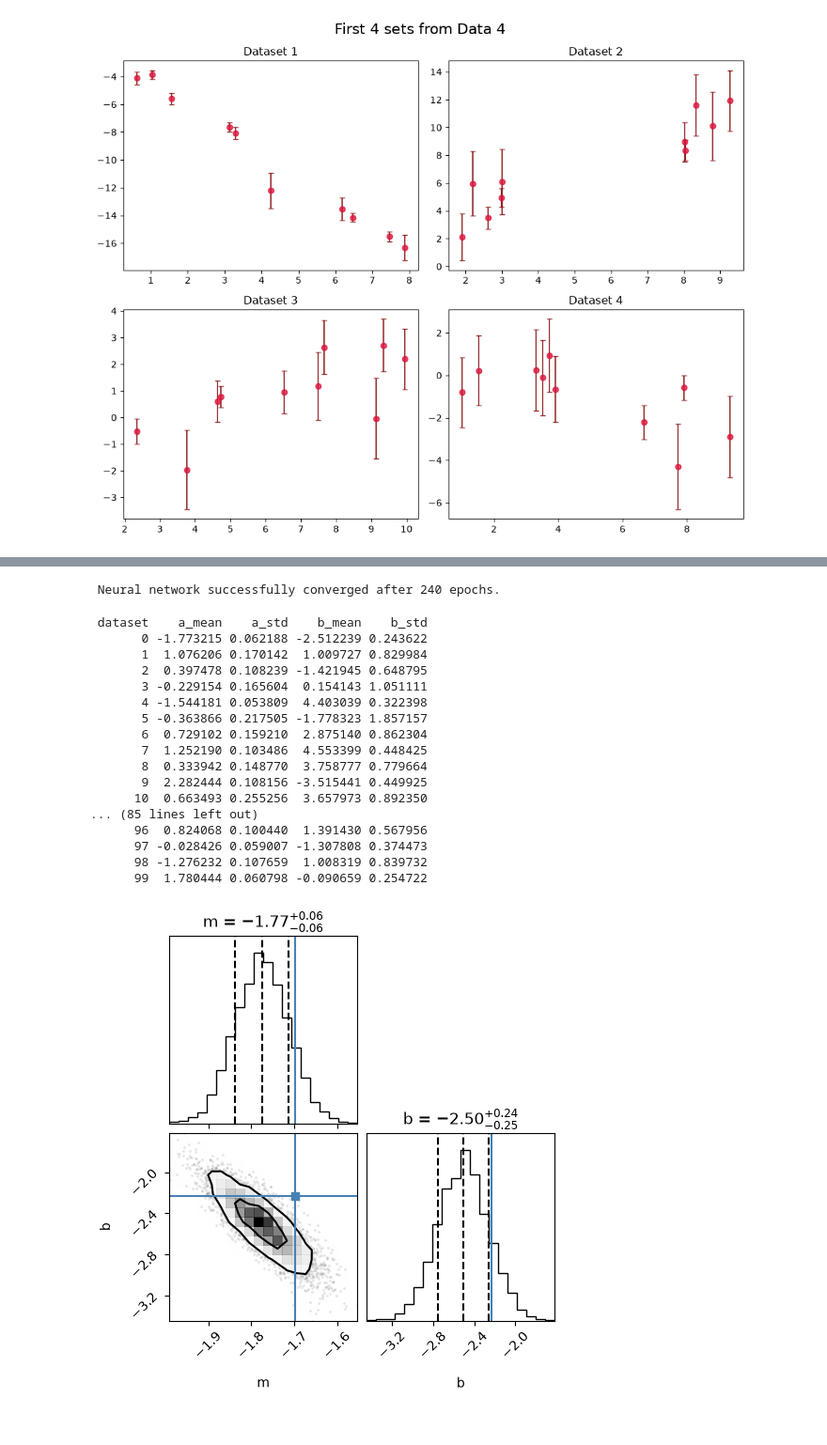
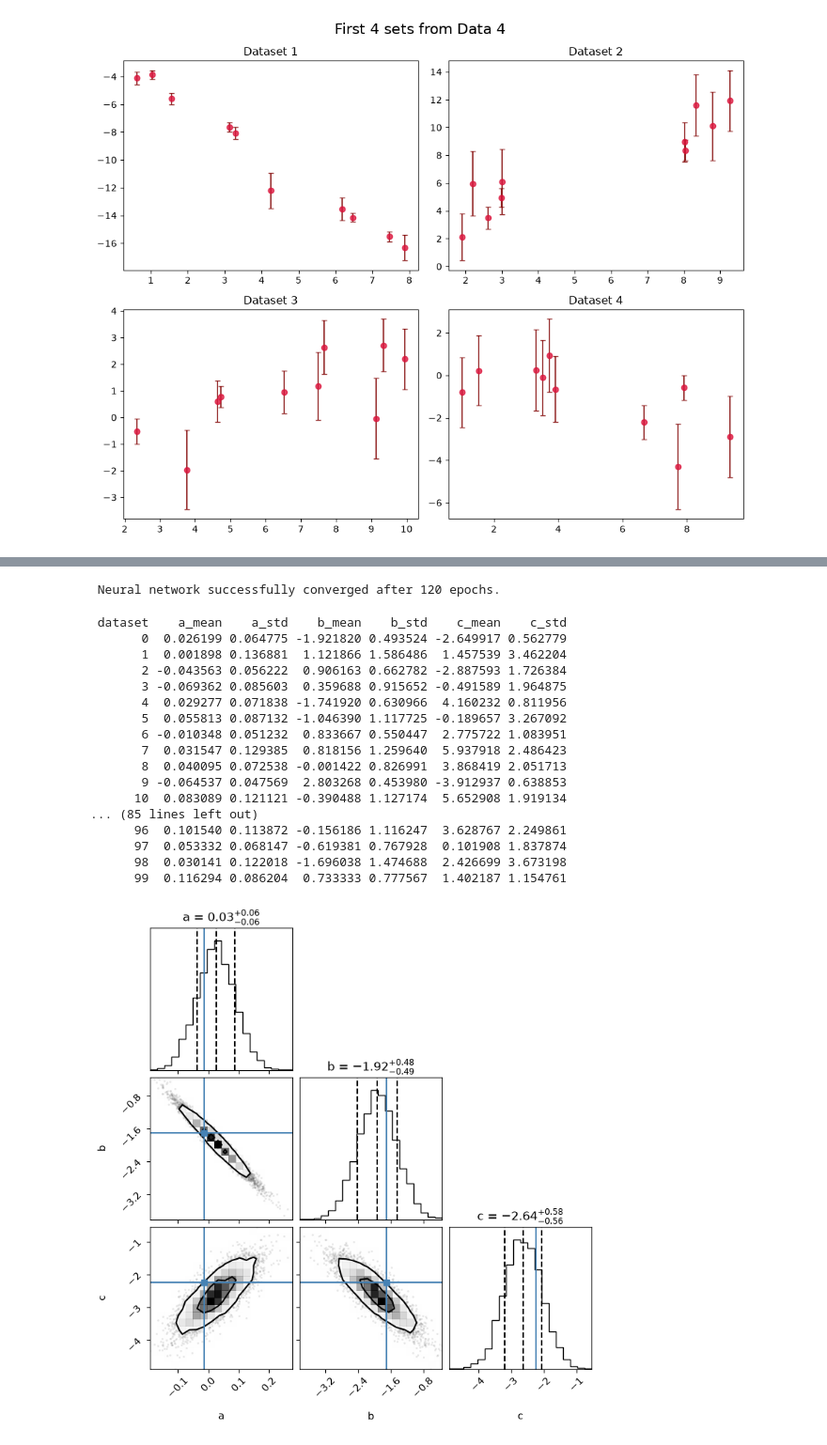
Before and after one commit to jarachisholm/SBI_clustering, a Jupyter notebook: fit_secret_lines.ipynb, the cells around one changed output, grey strips where cells are left out. Shown at 94% size. Drawn from its saved outputs; the diff is of its cells as text; code cells hidden in the pictures.

```diff
--- a/fit_secret_lines.ipynb
+++ b/fit_secret_lines.ipynb
@@ -382,8 +382,8 @@ b ranges from -5.324 to 5.409
 # %%
 #Creating a prior for the set based on that range
 
-prior_3 = BoxUniform(low=torch.tensor([-3, -6]),
-                      high=torch.tensor([3, 6]))
+prior_3 = BoxUniform(low=torch.tensor([-3, -7]),
+                      high=torch.tensor([4, 7]))
 
 prior_samples3 = prior_3.sample((10000,))
 
@@ -509,22 +509,25 @@ plt.show()
 #getting an idea of the range of slopes
 a_fits = []
 b_fits = []
+c_fits = []
 
 for ds_id, d in list(datasets)[:]:
-    a_fit, b_fit = np.polyfit(d['x'], d['y'], 1)
+    a_fit, b_fit, c_fit = np.polyfit(d['x'], d['y'], 2)
 
     a_fits.append(a_fit)
     b_fits.append(b_fit)
+    c_fits.append(c_fit)
 
 color = ['red', 'orange']
 for ds_id, d in list(datasets)[:2]:
-    a_fit, b_fit = np.polyfit(d['x'], d['y'], 1)
-    plt.plot(d['x'], a_fit * d['x'] + b_fit, label=f'Dataset {ds_id}: a≈{a_fit:.2f}, b≈{b_fit:.2f}', color = color[ds_id])
+    a_fit, b_fit, c_fit = np.polyfit(d['x'], d['y'], 2)
+    plt.plot(d['x'], a_fit * d['x']**2 + b_fit * d['x'] + c_fit, label=f'Dataset {ds_id}: a≈{a_fit:.2f}, b≈{b_fit:.2f}, c≈{c_fit: .2f}', color = color[ds_id])
     plt.plot(d['x'], d['y'], 'o', color = color[ds_id])
     plt.legend()
-    print(f'a = {a_fit}, b = {b_fit}')
+    print(f'a = {a_fit}, b = {b_fit}, c = {c_fit}')
 
 
 print(f'a ranges from {min(a_fits):.3f} to {max(a_fits):.3f}')
 print(f'b ranges from {min(b_fits):.3f} to {max(b_fits):.3f}')
+print(f'c ranges from {min(c_fits):.3f} to {max(c_fits):.3f}')
 # %% [output]
@@ -537,15 +541,15 @@ b ranges from -6.864 to 6.246
 #Creating a prior for the set based on that range
 from sbi.utils import BoxUniform
 
-prior_4 = BoxUniform(low=torch.tensor([-4, -7]),
-                      high=torch.tensor([4, 7]))
+prior_4 = BoxUniform(low=torch.tensor([-4, -7, -8]),
+                      high=torch.tensor([4, 7, 20]))
 
 prior_samples4 = prior_4.sample((10000,))
 
 
 fig, ax = pairplot(
     prior_samples4,
-    labels=["m", "b"],
+    labels=["a", "b", 'c'],
     figsize=(3,3)
 )
 plt.suptitle("Prior dataset 4", fontsize = 10 )
@@ -556,9 +560,9 @@ plt.show()
 n_points = 10
 
 def simulator(theta, x, sigma):
-    coef_a, coef_b = theta[0].item(), theta[1].item()
+    coef_a, coef_b, coef_c = theta[0].item(), theta[1].item(), theta[2].item()
     sim_noise = np.random.normal(0, sigma, n_points)
-    y_sim = coef_a * x + coef_b + sim_noise
+    y_sim = coef_a * x**2 + coef_b * x + coef_c + sim_noise
 
     obs = np.concatenate([y_sim, x, sigma])
     return torch.tensor(obs, dtype=torch.float32)
@@ -583,7 +587,7 @@ inference.append_simulations(theta_train, x_train)
 density_estimator = inference.train()
 posterior = inference.build_posterior(density_estimator)
 # %% [output]
- Neural network successfully converged after 240 epochs.
+ Neural network successfully converged after 120 epochs.
 # %%
 def get_observation(ds_id):
     d = df[df['dataset'] == ds_id]
@@ -598,50 +602,52 @@ results_list = []
 #Make a nice pretty table for a, b and corresponding sigmas found
 for ds_id, d in list(datasets)[:]:
     obs = get_observation(ds_id)
     samples = posterior.sample((1000,), x=obs, show_progress_bars=False)
     posterior_mean = samples.mean(dim=0)
     posterior_std = samples.std(dim=0)
 
     results_list.append({
         'dataset': ds_id,
         'a_mean': posterior_mean[0].item(),
         'a_std': posterior_std[0].item(),
         'b_mean': posterior_mean[1].item(),
         'b_std': posterior_std[1].item(),
+        'c_mean': posterior_mean[2].item(),
+        'c_std': posterior_std[2].item()
     })
 
 results_df = pd.DataFrame(results_list)
 print(results_df.to_string(index=False))
 
 #Corner for the first dataset only
 ds_id = 0
 obs = get_observation(ds_id)
 samples = posterior.sample((5000,), x=obs)
 
 flat_samples = samples.numpy()
 
 #compare to true values from that csv
-truths = [-1.696825,-2.232021]
-labels = ["m", "b"]
-fig = cp.corner(flat_samples[:, :2], labels=labels, truths=truths, levels=[0.393, 0.865], quantiles=[0.16, 0.5, 0.84], title_quantiles=[0.16, 0.5, 0.84], show_titles=True, title_kwargs={"fontsize": 12})
+truths = [-0.013794,-1.696825, -2.232021]
+labels = ["a", "b", "c"]
+fig = cp.corner(flat_samples[:, :3], labels=labels, truths=truths, levels=[0.393, 0.865], quantiles=[0.16, 0.5, 0.84], title_quantiles=[0.16, 0.5, 0.84], show_titles=True, title_kwargs={"fontsize": 12})
 
 posterior_mean = samples.mean(dim=0)
 # %% [output]
- dataset    a_mean    a_std    b_mean    b_std
-       0 -1.773215 0.062188 -2.512239 0.243622
-       1  1.076206 0.170142  1.009727 0.829984
-       2  0.397478 0.108239 -1.421945 0.648795
-       3 -0.229154 0.165604  0.154143 1.051111
-       4 -1.544181 0.053809  4.403039 0.322398
-       5 -0.363866 0.217505 -1.778323 1.857157
-       6  0.729102 0.159210  2.875140 0.862304
-       7  1.252190 0.103486  4.553399 0.448425
-       8  0.333942 0.148770  3.758777 0.779664
-       9  2.282444 0.108156 -3.515441 0.449925
-      10  0.663493 0.255256  3.657973 0.892350
+ dataset    a_mean    a_std    b_mean    b_std    c_mean    c_std
+       0  0.026199 0.064775 -1.921820 0.493524 -2.649917 0.562779
+       1  0.001898 0.136881  1.121866 1.586486  1.457539 3.462204
+       2 -0.043563 0.056222  0.906163 0.662782 -2.887593 1.726384
+       3 -0.069362 0.085603  0.359688 0.915652 -0.491589 1.964875
+       4  0.029277 0.071838 -1.741920 0.630966  4.160232 0.811956
+       5  0.055813 0.087132 -1.046390 1.117725 -0.189657 3.267092
+       6 -0.010348 0.051232  0.833667 0.550447  2.775722 1.083951
+       7  0.031547 0.129385  0.818156 1.259640  5.937918 2.486423
+       8  0.040095 0.072538 -0.001422 0.826991  3.868419 2.051713
+       9 -0.064537 0.047569  2.803268 0.453980 -3.912937 0.638853
+      10  0.083089 0.121121 -0.390488 1.127174  5.652908 1.919134
 ... (85 lines left out)
-      96  0.824068 0.100440  1.391430 0.567956
-      97 -0.028426 0.059007 -1.307808 0.374473
-      98 -1.276232 0.107659  1.008319 0.839732
-      99  1.780444 0.060798 -0.090659 0.254722
+      96  0.101540 0.113872 -0.156186 1.116247  3.628767 2.249861
+      97  0.053332 0.068147 -0.619381 0.767928  0.101908 1.837874
+      98  0.030141 0.122018 -1.696038 1.474688  2.426699 3.673198
+      99  0.116294 0.086204  0.733333 0.777567  1.402187 1.154761
-[figure, old version]
+[figure, new version]
```
Also changed, not shown: parts of 5 cells of this notebook, 1 other file.
